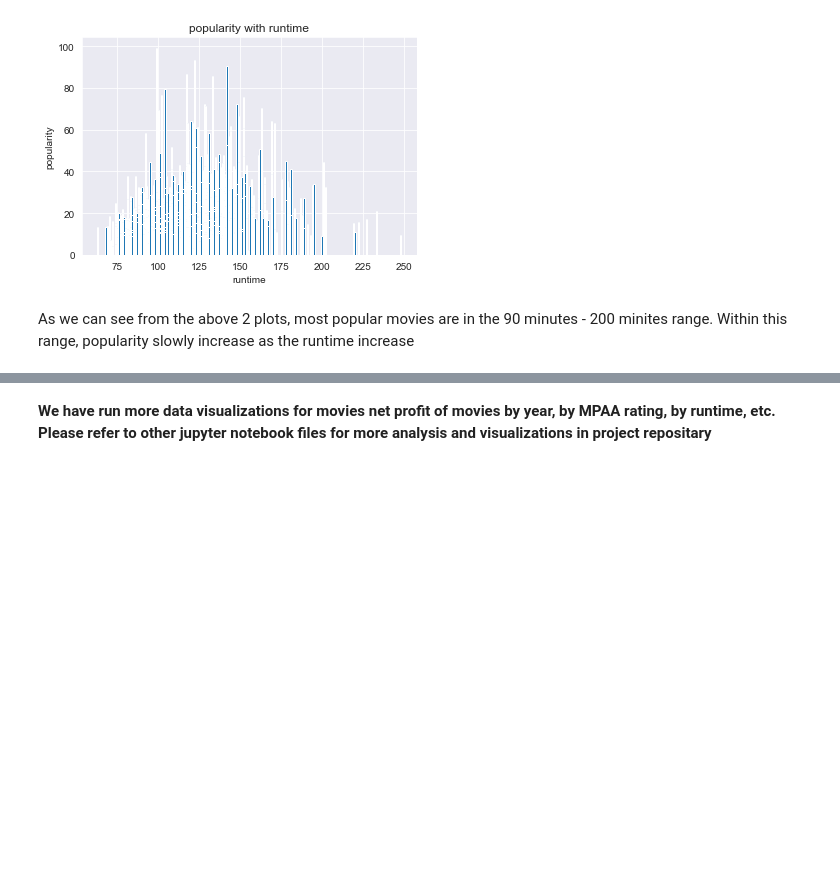
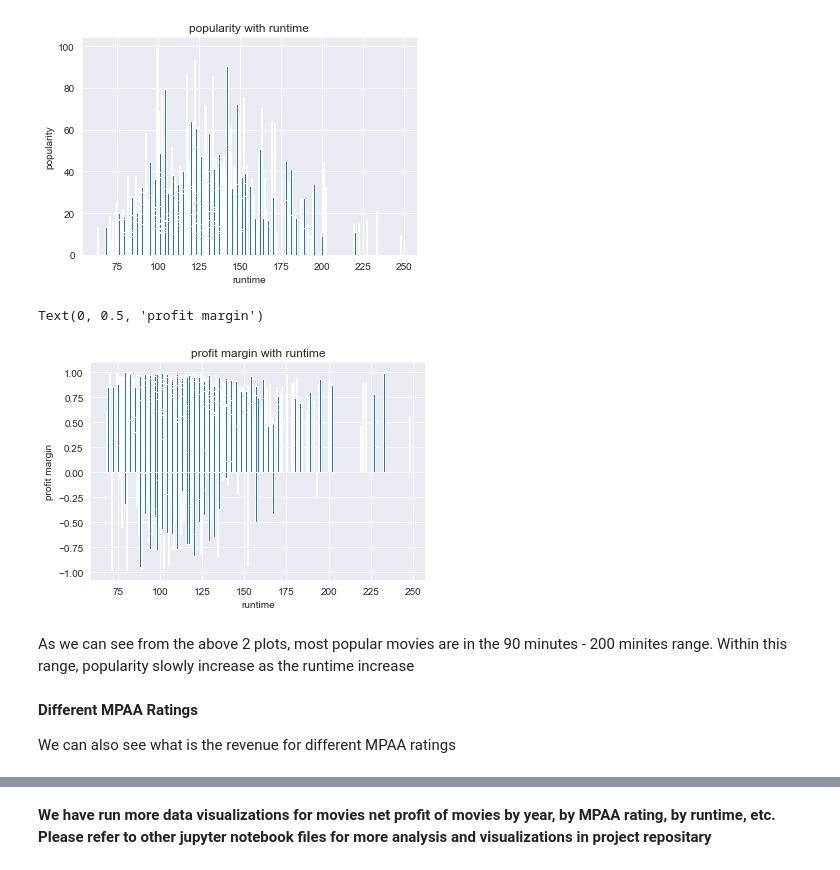
Before and after one commit to KenHoffman95/Ken-and-Zhi-Module-1-Project, a Jupyter notebook: project_1.ipynb, the cells around one changed output, grey strips where cells are left out. Saved outputs shown, nothing was run; the diff lists cells and outputs as text; code cells hidden in the pictures; blank space fills up the shorter version.

```diff
--- a/project_1.ipynb
+++ b/project_1.ipynb
@@ -509,5 +509,18 @@ plt.ylabel('popularity')
 # %% [output]
 Text(0, 0.5, 'popularity')
 [figure]
+# %%
+plt.bar(df_comprehensive2[df_comprehensive2.profit_margin > -1].runtime,
+        df_comprehensive2[df_comprehensive2.profit_margin > -1].profit_margin)
+plt.title('profit margin with runtime')
+plt.xlabel('runtime')
+plt.ylabel('profit margin')
+# %% [output]
+Text(0, 0.5, 'profit margin')
+[figure, added]
 # %% [markdown]
 As we can see from the above 2 plots, most popular movies are in the 90 minutes - 200 minites range. Within this range, popularity slowly increase as the runtime increase
+# %% [markdown]
+__Different MPAA Ratings__
+
+We can also see what is the revenue for different MPAA ratings
```
Also changed, not shown: parts of 10 cells of this notebook.
